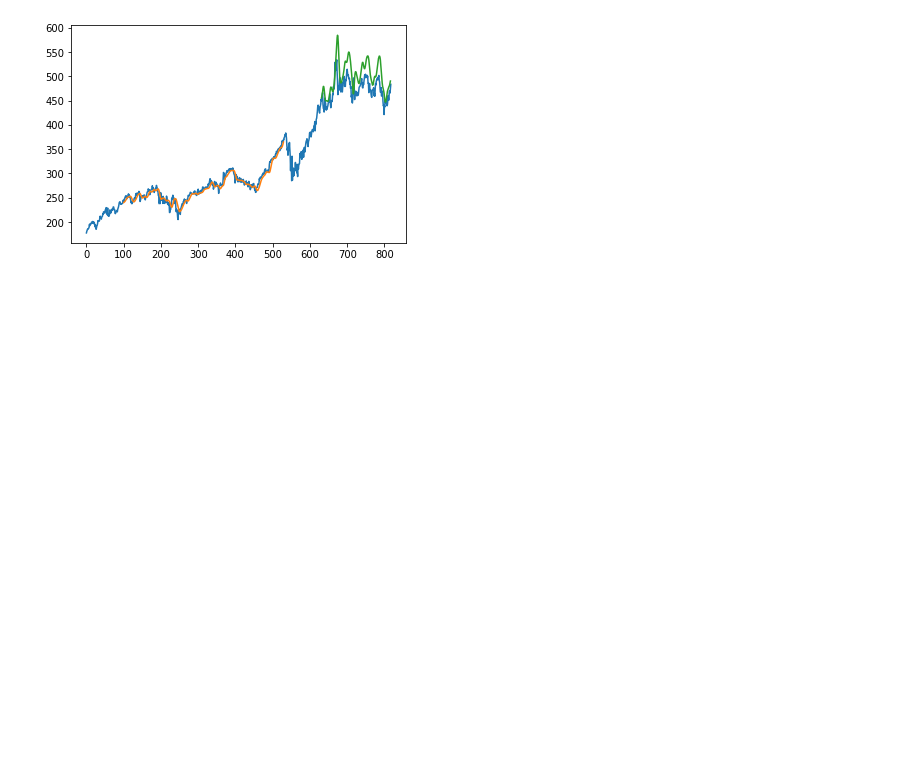
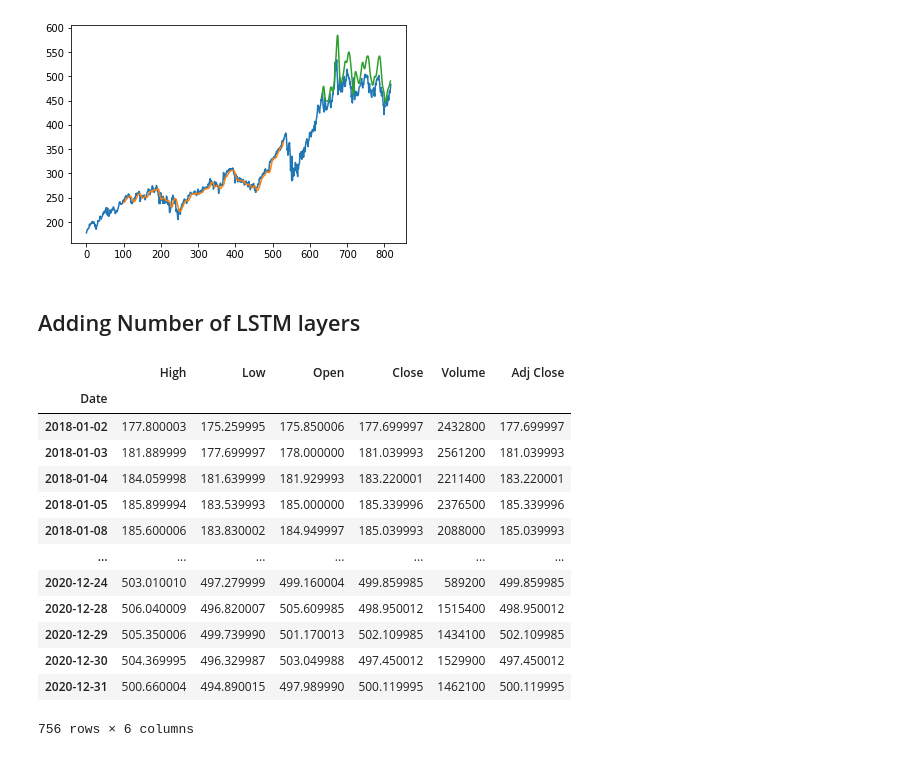
Before and after one commit to adharangaonkar/Machine-Learning-in-Finance, a Jupyter notebook: Adobe Stocks Project/Stacked LSTM.ipynb, the cells around one changed output. Drawn from its saved outputs; the diff is of its cells as text; code cells hidden in the pictures; blank space fills up the shorter version.

Commit message:
Stacked LSTM Added layers

```diff
--- a/Adobe Stocks Project/Stacked LSTM.ipynb
+++ b/Adobe Stocks Project/Stacked LSTM.ipynb
@@ -207,3 +207,22 @@ plt.plot(testPredictPlot)
 plt.show()
 # %% [output]
 [figure]
+# %% [markdown]
+## Adding Number of LSTM layers
+# %%
+df
+# %% [output]
+|  | High | Low | Open | Close | Volume | Adj Close |
+| Date |  |  |  |  |  |  |
+| 2018-01-02 | 177.800003 | 175.259995 | 175.850006 | 177.699997 | 2432800 | 177.699997 |
+| 2018-01-03 | 181.889999 | 177.699997 | 178.000000 | 181.039993 | 2561200 | 181.039993 |
+| 2018-01-04 | 184.059998 | 181.639999 | 181.929993 | 183.220001 | 2211400 | 183.220001 |
+| 2018-01-05 | 185.899994 | 183.539993 | 185.000000 | 185.339996 | 2376500 | 185.339996 |
+| 2018-01-08 | 185.600006 | 183.830002 | 184.949997 | 185.039993 | 2088000 | 185.039993 |
+| ... | ... | ... | ... | ... | ... | ... |
+| 2020-12-24 | 503.010010 | 497.279999 | 499.160004 | 499.859985 | 589200 | 499.859985 |
+| 2020-12-28 | 506.040009 | 496.820007 | 505.609985 | 498.950012 | 1515400 | 498.950012 |
+| 2020-12-29 | 505.350006 | 499.739990 | 501.170013 | 502.109985 | 1434100 | 502.109985 |
+| 2020-12-30 | 504.369995 | 496.329987 | 503.049988 | 497.450012 | 1529900 | 497.450012 |
+| 2020-12-31 | 500.660004 | 494.890015 | 497.989990 | 500.119995 | 1462100 | 500.119995 |
+756 rows × 6 columns
```
Also changed, not shown: parts of 19 cells of this notebook.
